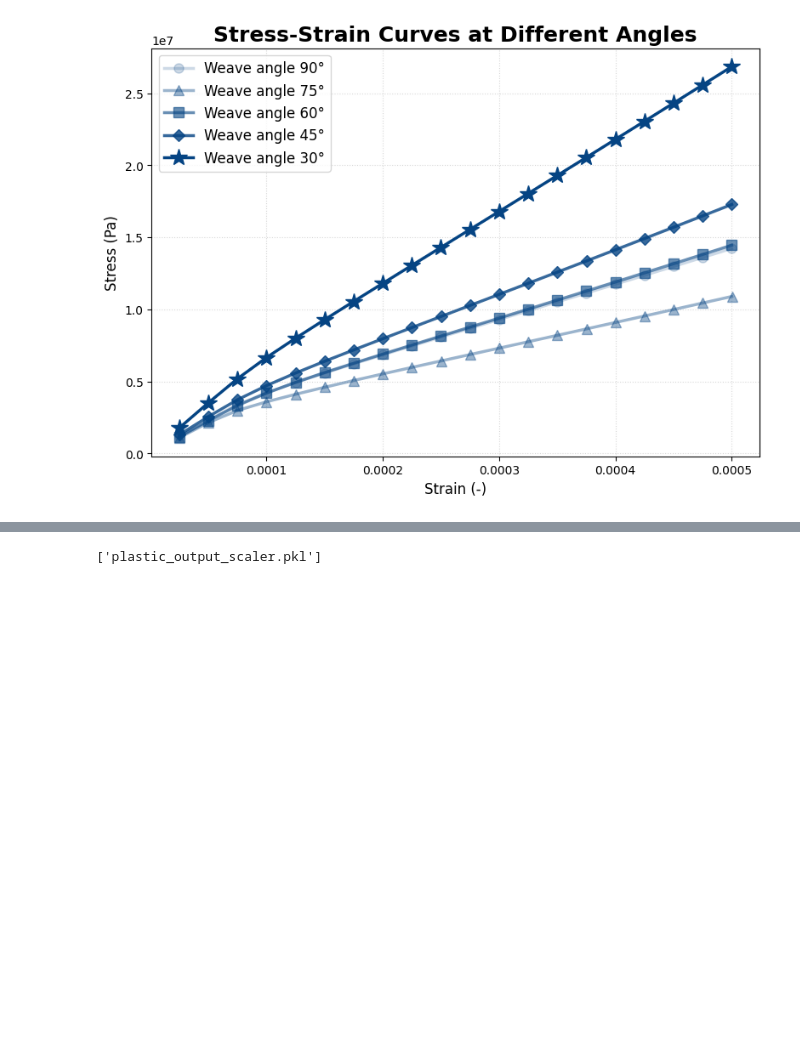
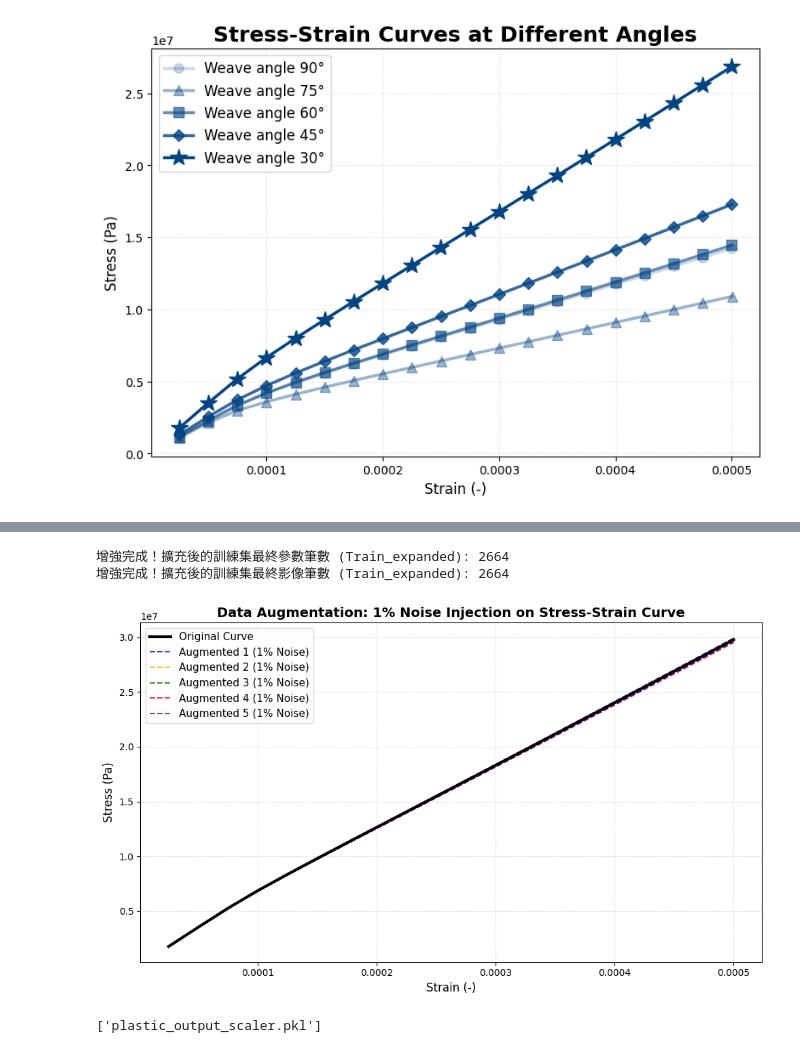
Before and after one commit to Hsu-Mao-Ken/AI-Smart-Composite-Design-Platform, a Jupyter notebook: Plastic_model/plastic_model_pytorch.ipynb, the cells around one changed output, grey strips where cells are left out. Drawn from its saved outputs; the diff is of its cells as text; code cells hidden in the pictures; blank space fills up the shorter version.

```diff
--- a/Plastic_model/plastic_model_pytorch.ipynb
+++ b/Plastic_model/plastic_model_pytorch.ipynb
@@ -245,0 +177,71 @@ y_test_data_scaled = Y_minMax.transform(y_test)
+# %%
+if num_to_generate > 0 and len(x_base) > 0:
+    x_aug_list = []
+    x_image_aug_list = []
+    y_aug_list = []
+
+    # 從「純訓練集內」的傳統編織樣本進行隨機抽樣增強
+    base_indices = np.random.choice(len(x_base), size=num_to_generate, replace=True)
+
+    for idx in base_indices:
+        x_aug = np.copy(x_base[idx])
+        x_image_aug = np.copy(x_image_base[idx])
+        y_aug = np.copy(y_base[idx])
+
+        # 全域縮放噪音：整條應力應變曲線的應力值 (偶數索引) 乘上同一個微小的隨機比例
+        global_noise_ratio = np.random.uniform(-0.01, 0.01)
+        y_aug[0::2] = y_aug[0::2] * (1 + global_noise_ratio)
+
+        x_aug_list.append(x_aug)
+        x_image_aug_list.append(x_image_aug)
+        y_aug_list.append(y_aug)
+
+    # 【合併】：將擴增的資料僅與 Train_pure 進行合併
+    x_train_expanded = np.concatenate((x_train_pure, np.array(x_aug_list)), axis=0)
+    x_train_image_expanded = np.concatenate((x_img_train_pure, np.array(x_image_aug_list)), axis=0)
+    y_train_expanded = np.concatenate((y_train_pure, np.array(y_aug_list)), axis=0)
+
+    print(f"增強完成！擴充後的訓練集最終參數筆數 (Train_expanded): {len(x_train_expanded)}")
+    print(f"增強完成！擴充後的訓練集最終影像筆數 (Train_expanded): {len(x_train_image_expanded)}")
+
+    # 繪圖比較 (加入噪音前後的差異)
+    plt.figure(figsize=(10, 6))
+
+    original_y = y_base[0]
+    original_stress = original_y[0::2]
+    original_strain = original_y[1::2]
+
+    plt.plot(original_strain, original_stress,
+             label='Original Curve', color='black', linewidth=3, zorder=5)
+
+    plot_count = 0
+    colors = ['blue', 'orange', 'green', 'red', 'purple']
+
+    for i, base_idx in enumerate(base_indices):
+        if base_idx == 0 and plot_count < 5:
+            aug_y = y_aug_list[i]
+            aug_stress = aug_y[0::2]
+            aug_strain = aug_y[1::2]
+
+            plt.plot(aug_strain, aug_stress,
+                     label=f'Augmented {plot_count+1} (1% Noise)',
+                     color=colors[plot_count], linestyle='--', linewidth=1.5, alpha=0.8)
+            plot_count += 1
+
+    plt.title('Data Augmentation: 1% Noise Injection on Stress-Strain Curve', fontsize=14, fontweight='bold')
+    plt.xlabel('Strain (-)', fontsize=12)
+    plt.ylabel('Stress (Pa)', fontsize=12)
+    plt.grid(True, linestyle=':', alpha=0.7)
+    plt.legend(loc='best', fontsize=11)
+    plt.tight_layout()
+    plt.show()
+
+else:
+    print("目標筆數不大於目前筆數或無傳統樣本分配至訓練集，不需擴增。")
+    x_train_expanded = x_train_pure
+    x_train_image_expanded = x_img_train_pure
+    y_train_expanded = y_train_pure
+# %% [output]
+增強完成！擴充後的訓練集最終參數筆數 (Train_expanded): 2664
+增強完成！擴充後的訓練集最終影像筆數 (Train_expanded): 2664
+[figure, added]
```
Also changed, not shown: parts of 30 cells of this notebook, 8 other files.
